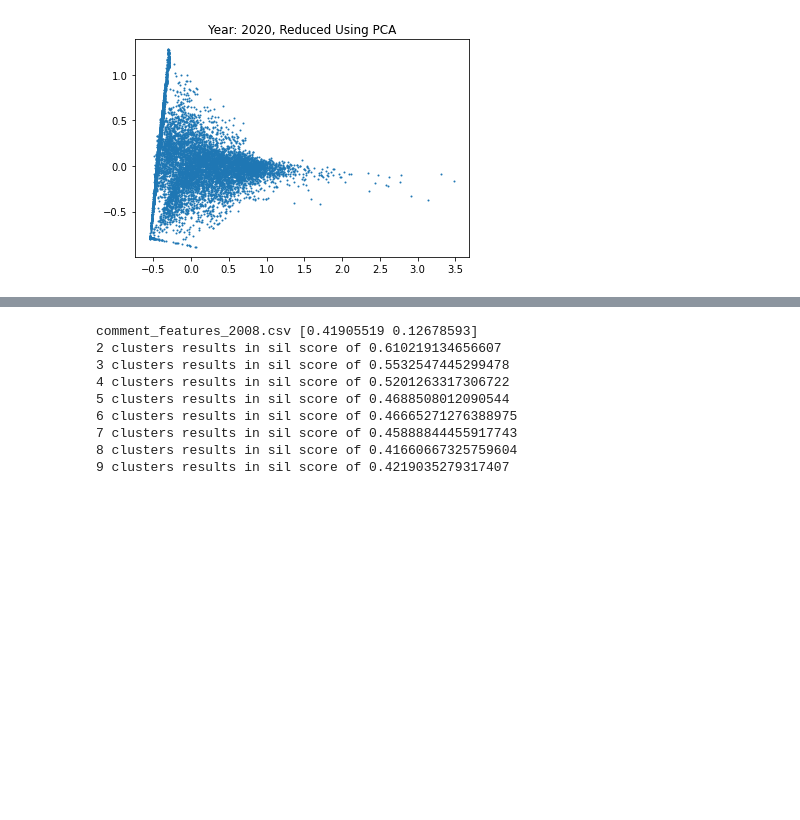
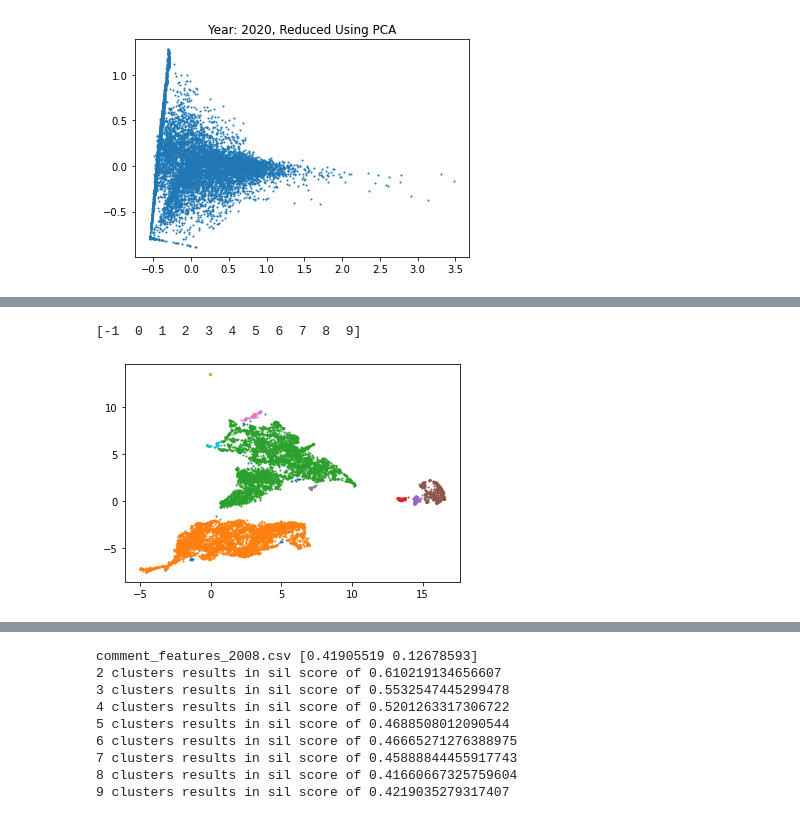
Before and after one commit to jweisman11a/pft_capstone, a Jupyter notebook: clustering/comment_yearly_cluster.ipynb, the cells around one changed output, grey strips where cells are left out. Drawn from its saved outputs; the diff is of its cells as text; code cells hidden in the pictures; blank space fills up the shorter version.

```diff
--- a/clustering/comment_yearly_cluster.ipynb
+++ b/clustering/comment_yearly_cluster.ipynb
@@ -83,0 +145,14 @@ plt.show()
+# %%
+from sklearn.cluster import DBSCAN
+model = DBSCAN(eps=0.28, min_samples=10, n_jobs=-1)
+yhat = model.fit_predict(embedding)
+clusters = np.unique(yhat)
+print(clusters)
+
+for cluster in clusters:
+    row_ix = np.where(yhat == cluster)
+    pyplot.scatter(embedding[row_ix, 0], embedding[row_ix, 1], s=1)
+pyplot.show()
+# %% [output]
+[-1  0  1  2  3  4  5  6  7  8  9]
+[figure, added]
```
Also changed, not shown: parts of 14 cells of this notebook.
